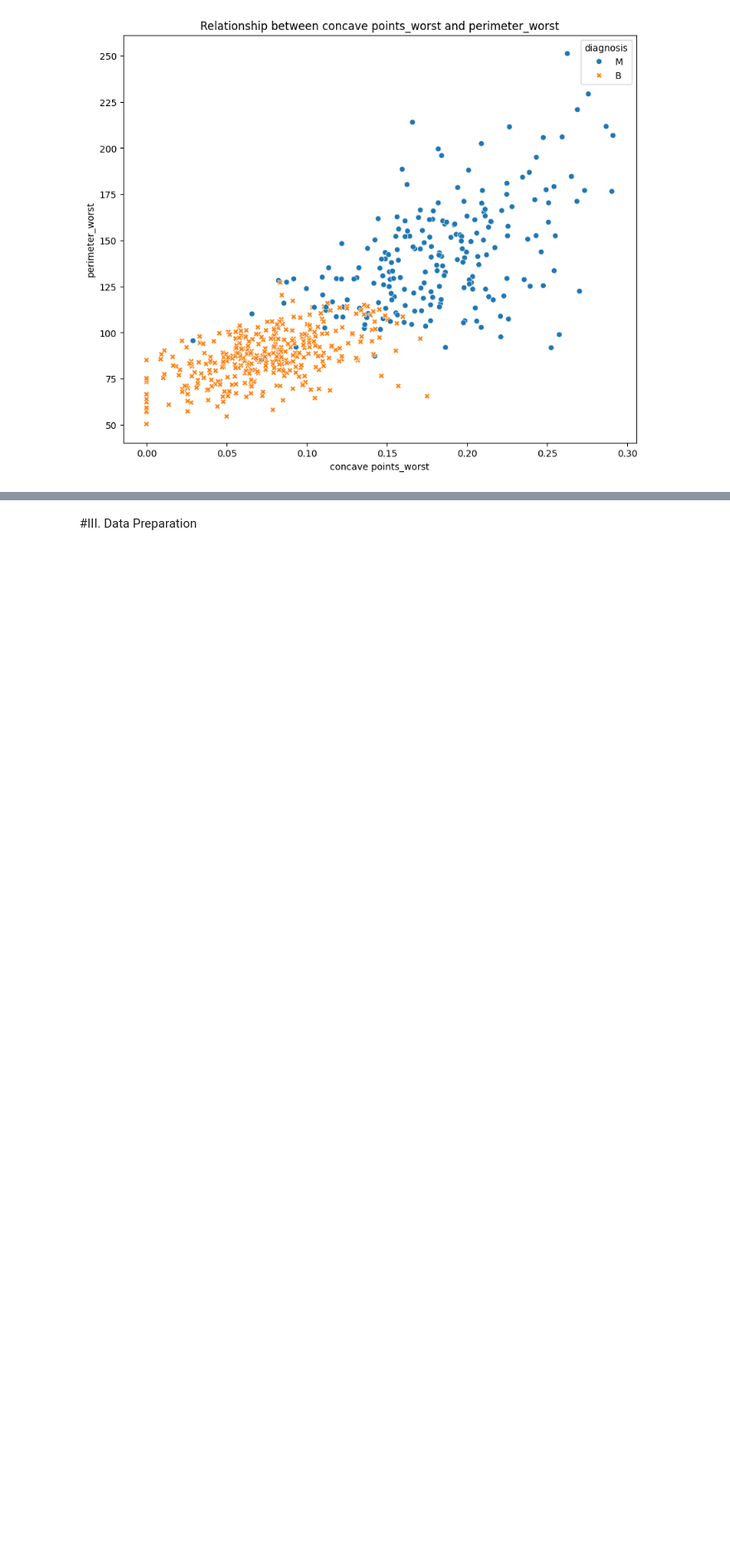
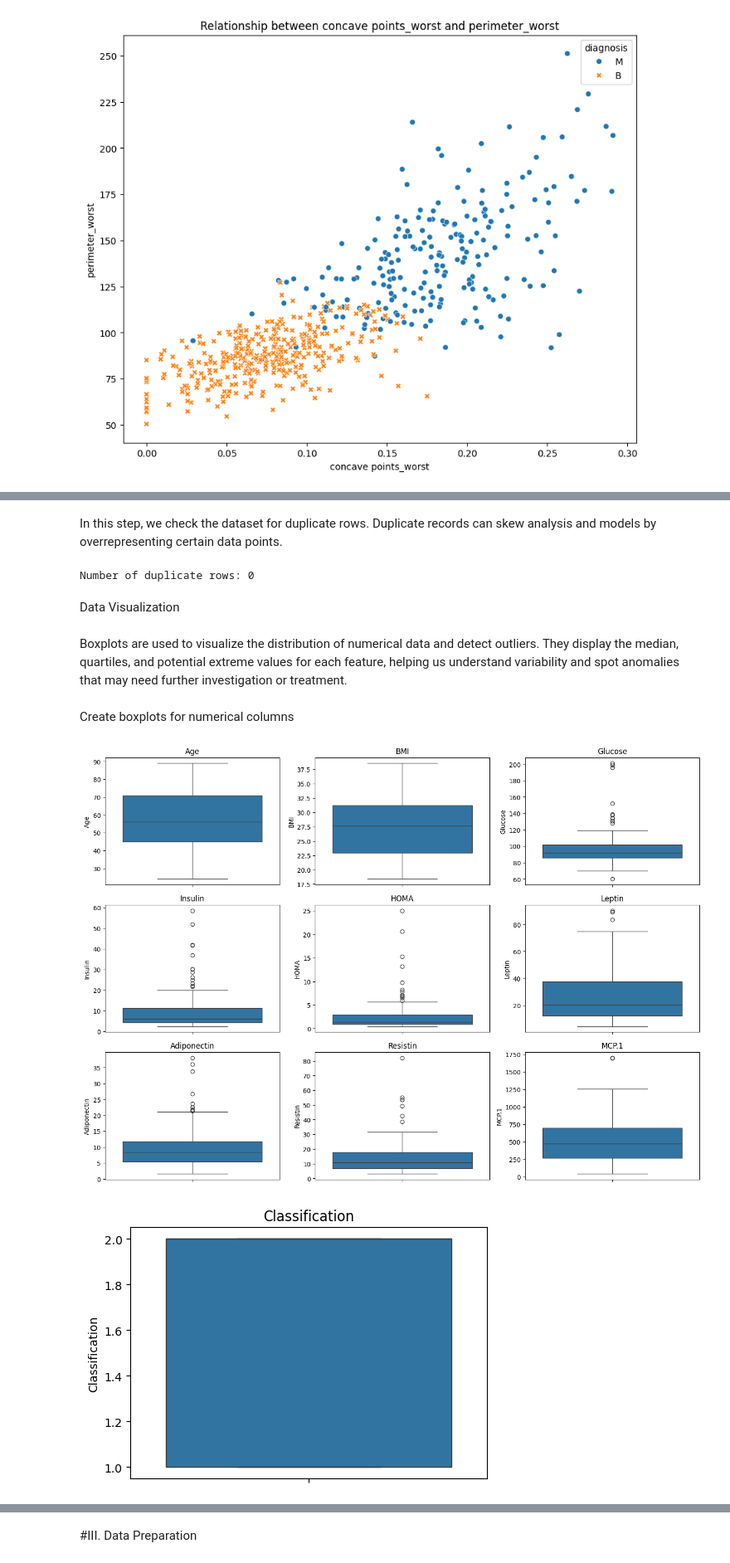
Before and after one commit to eyaguirat10/CoWin-Breast-Cancer-Detection, a Jupyter notebook: Eya_Guirat_Breast_Cancer_Detection.ipynb, the cells around one changed output, grey strips where cells are left out. Shown at 83% size. Saved outputs shown, nothing was run; the diff lists cells and outputs as text; code cells hidden in the pictures; blank space fills up the shorter version.

```diff
--- a/Eya_Guirat_Breast_Cancer_Detection.ipynb
+++ b/Eya_Guirat_Breast_Cancer_Detection.ipynb
@@ -417,0 +418,3 @@ plt.show()
+# %%
+path = "/content/drive/MyDrive/Dataset_ML/dataR2.csv"
+df2 = pd.read_csv(path)
@@ -417,0 +512,41 @@ plt.show()
+# %% [markdown]
+In this step, we check the dataset for duplicate rows. Duplicate records can skew analysis and models by overrepresenting certain data points.
+# %%
+duplicate_count = df2.duplicated().sum()
+print(f"\nNumber of duplicate rows: {duplicate_count}")
+if duplicate_count > 0:
+    print(f"Percentage: {(duplicate_count/len(df2)*100):.2f}%")
+print()
+# %% [output]
+Number of duplicate rows: 0
+# %% [markdown]
+Data Visualization
+# %% [markdown]
+Boxplots are used to visualize the distribution of numerical data and detect outliers. They display the median, quartiles, and potential extreme values for each feature, helping us understand variability and spot anomalies that may need further investigation or treatment.
+# %% [markdown]
+Create boxplots for numerical columns
+# %%
+import matplotlib.pyplot as plt
+import seaborn as sns
+import math
+
+numerical_cols = df2.select_dtypes(include=['int64', 'float64']).columns
+
+numerical_cols = [col for col in numerical_cols if df2[col].dropna().shape[0] > 0]
+cols_per_fig = 9  # number of boxplots per figure
+
+for start in range(0, len(numerical_cols), cols_per_fig):
+    end = start + cols_per_fig
+    batch = numerical_cols[start:end]
+
+    plt.figure(figsize=(14, 10))
+    for i, col in enumerate(batch, 1):
+        plt.subplot(3, 3, i)  # 2 rows, 3 columns
+        sns.boxplot(y=df2[col])
+        plt.title(col)
+
+    plt.tight_layout()
+    plt.show()
+# %% [output]
+[figure, added]
+[figure, added]
```
Also changed, not shown: parts of 76 cells of this notebook.
